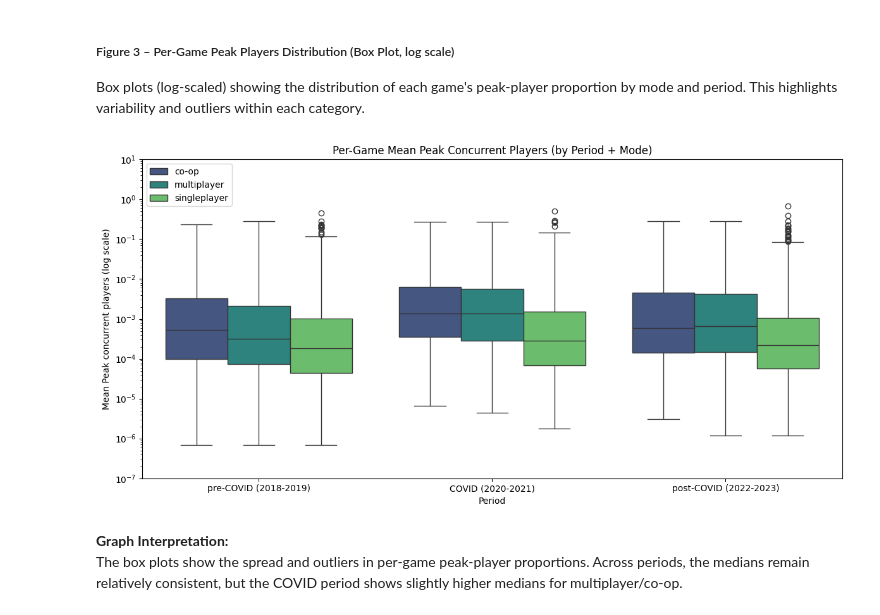
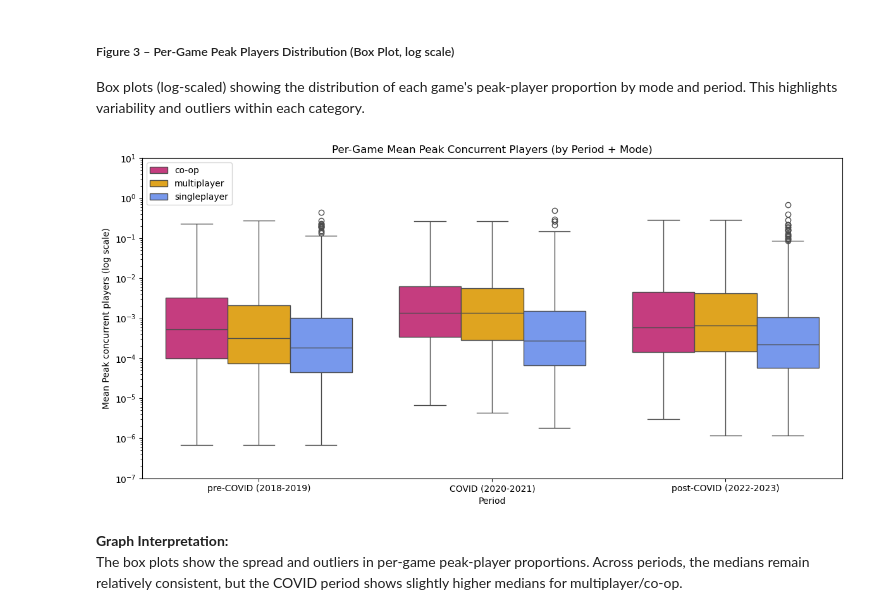
Before and after one commit to COGS108/Group038_WI26, a Jupyter notebook: 02-EDACheckpoint.ipynb, the cells around one changed output. Drawn from its saved outputs; the diff is of its cells as text; code cells hidden in the pictures.

```diff
--- a/02-EDACheckpoint.ipynb
+++ b/02-EDACheckpoint.ipynb
@@ -401,7 +566,7 @@ def assign_period(year):
     else:
         return "Post-COVID (2022-2023)"
 # %%
-MODE_COLORS  = {"singleplayer": "#4878cf", "multiplayer": "#e8601c", "co-op": "#6baed6"}
+MODE_COLORS  = {"singleplayer": "#648fff", "multiplayer": "#ffb000", "co-op": "#dc267f"}
 PERIOD_ORDER = ["Pre-COVID (2018-2019)", "COVID (2020-2021)", "Post-COVID (2022-2023)"]
 
 df_peak              = pd.read_csv("data/02-processed/steamcharts_2018_2023_ok.csv")
@@ -597,9 +752,3 @@ This is where the trends are most evident there is a clear decline in the multip
 - post-COIVD: 2022-2023
 
 **Important note:** Play mode tags are not mutually exclusive (a game can be both multiplayer and co-op). We "explode" tags so games can appear in multiple modes. Because of this, mode totals should not be interpreted as disjoint categories—proportions/comparisons are the most meaningful view.
-# %%
-import pandas as pd
-import seaborn as sns
-import numpy as np
-from pathlib import Path
-sns.set_theme(style="whitegrid")
@@ -949,49 +1075,29 @@ The bar chart shows that singleplayer dominates across all three periods. The pr
 
 Box plots (log-scaled) showing the distribution of each game's peak-player proportion by mode and period. This highlights variability and outliers within each category.
 # %%
-
 df_individual = explode_individual(df)
-
-#df_group_boxplot = df.copy()
-#df_group_boxplot['period'] = df_group_boxplot['year'].apply(assgin_period)
-#df_group_boxplot['proportion'] = df_group_boxplot.groupby(['month_dt', 'mode'])['peak_players'].transform(
-    #lambda x: x / x.sum()
-#)
-
 
 df_boxplot = df_individual.copy()
 df_boxplot['period'] = df_boxplot['year'].apply(assgin_period)
 df_boxplot['total_by_month'] = df_boxplot.groupby('month_dt')['peak_players'].transform('sum')
 df_boxplot['proportion'] = df_boxplot['peak_players'] / df_boxplot['total_by_month']
 
 order = ["pre-COVID (2018-2019)", "COVID (2020-2021)", "post-COVID (2022-2023)"]
 
-
-#fig, (ax1, ax2) = plt.subplots(1, 2, figsize=(16, 6))
-
-#sns.boxplot(data=df_group_boxplot, x='period', y='proportion', hue='mode',
-            #order=order, palette='viridis', log_scale=True, ax=ax1)
-#ax1.set_title("Combined Mode Categories")
-#ax1.set_ylabel("Proportion (log scale)")
-#ax1.set_ylim(bottom=0.0000001)
-#ax1.set_ylim(top=10)
-#ax1.legend(loc='best')
-
-
 plt.figure(figsize=(12, 6))
 g3 = sns.boxplot(data=df_boxplot, x='period', y='proportion', hue='mode',
-            order=order, palette='viridis', log_scale=True)
+            order=order, palette=MODE_COLORS, log_scale=True)
 g3.set_ylim(bottom=0.0000001)
 g3.set_ylim(top=10)
 g3.set_xlabel("Period")
 g3.set_ylabel("Mean Peak concurrent players (log scale)")
 g3.set_title("Per-Game Mean Peak Concurrent Players (by Period + Mode)")
 g3.legend(loc='best')
 
 plt.tight_layout()
 plt.show()
 # %% [output]
-[figure, old version]
+[figure, new version]
 # %% [markdown]
 **Graph Interpretation:** \
 The box plots show the spread and outliers in per-game peak-player proportions. Across periods, the medians remain relatively consistent, but the COVID period shows slightly higher medians for multiplayer/co-op.
```
Also changed, not shown: parts of 39 cells of this notebook.
